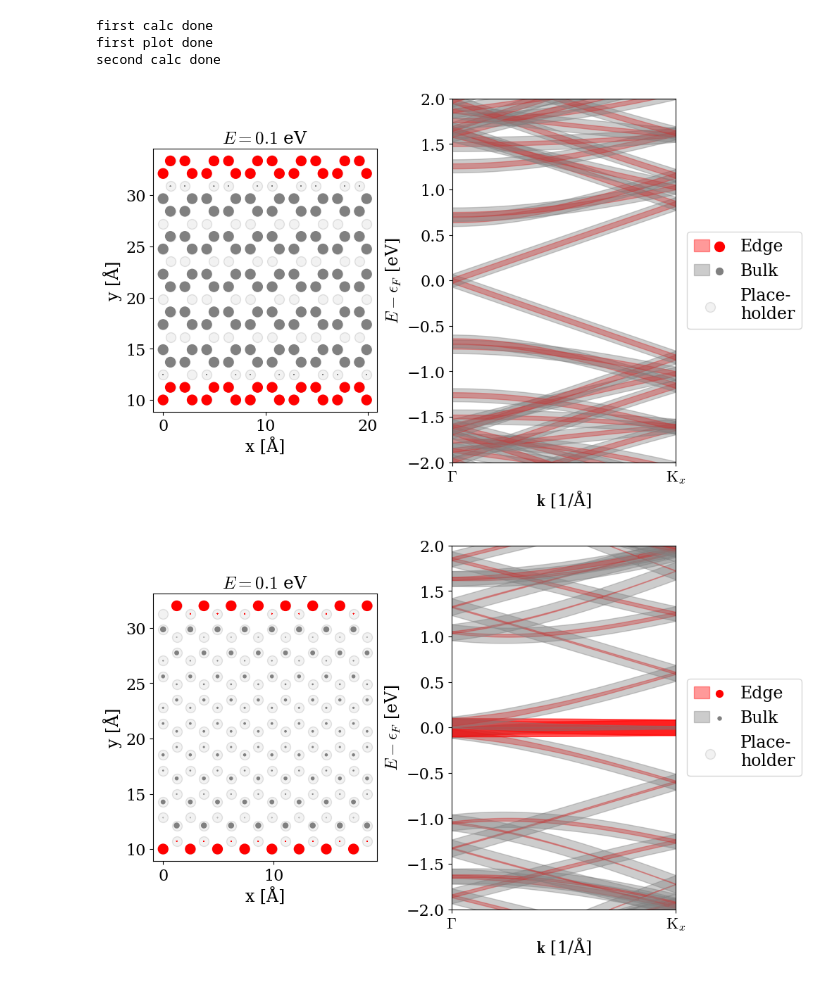
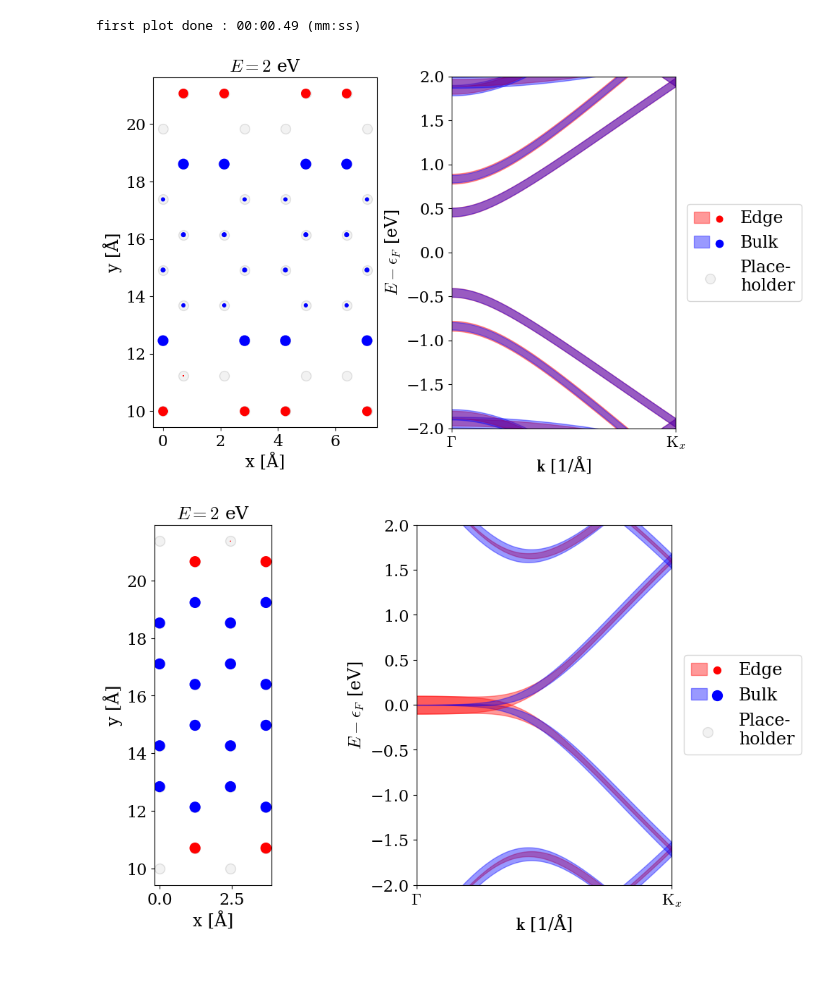
Before and after one commit to BastianValhoj/QTM-ML, a Jupyter notebook: scripts/show_fatbands_gnr.ipynb, the cells around one changed output. Cells and saved outputs as stored; diff of their text form; code cells hidden in the pictures.

```diff
--- a/scripts/show_fatbands_gnr.ipynb
+++ b/scripts/show_fatbands_gnr.ipynb
@@ -182,7 +183,7 @@ def show_fatbands(ham, path, dist_tol=1e-2, E=0, *, ph=False, Erange=2, nE=1_000
 
         upper = eigs[:, atom] + (bulk_w[:, atom]*scale)
         lower = eigs[:, atom] - (bulk_w[:, atom]*scale)
-        bulkband = ax[1].fill_between(lk, lower, upper, alpha=0.4, edgecolor='grey', color='grey')
+        bulkband = ax[1].fill_between(lk, lower, upper, alpha=0.4, edgecolor='blue', color='blue')
 
         if ph:
             ph = ax[0].scatter(x[atom], y[atom], color='grey', s=100, alpha=0.1, edgecolor='k')
@@ -194,7 +195,7 @@ def show_fatbands(ham, path, dist_tol=1e-2, E=0, *, ph=False, Erange=2, nE=1_000
         #     bulkdot = ax[0].scatter(x[atom], y[atom], color='grey', s=norm_pdos[atom])
 
     edgedot = ax[0].scatter(x[edge_idx], y[edge_idx], color='r', s=norm_pdos[edge_idx])
-    bulkdot = ax[0].scatter(x[bulk_idx], y[bulk_idx], color='grey', s=norm_pdos[bulk_idx])
+    bulkdot = ax[0].scatter(x[bulk_idx], y[bulk_idx], color='blue', s=norm_pdos[bulk_idx])
 
     # ax[0].axis('scaled')
     ax[0].set_xlabel('x [Å]')
@@ -232,25 +233,27 @@ def show_fatbands(ham, path, dist_tol=1e-2, E=0, *, ph=False, Erange=2, nE=1_000
     )
     return fig, ax
 # %%
-n0 = 4
-n1 = 10
+start_time = time.time()
+n0 = 1
+n1 = 5
 gr = sisl.geom.graphene_nanoribbon(n1*2, BOND, kind='armchair')
 gr = gr.tile(n0+1, 0)
 ham = sisl.Hamiltonian(gr)
 ham.construct([R,T])
 
-show_fatbands(ham, path=PATH, dist_tol=BOND, E=0.1, Erange=2, ph=1);
-print("first plot done")
+E = 2
+
+show_fatbands(ham, path=PATH, dist_tol=BOND, E=E, Erange=2, ph=1);
+minutes, seconds = divmod(time.time() - start_time, 60)
+print("first plot done : {:02.0f}:{:05.2f} (mm:ss)".format(minutes, seconds))
 
 gr = sisl.geom.graphene_nanoribbon(n1+1, BOND, kind='zigzag')
 gr = gr.tile(n0*2, 0)
 ham = sisl.Hamiltonian(gr)
 ham.construct([R, T])
 
-show_fatbands(ham, PATH, dist_tol=B, E=0.1, ph='s');
+show_fatbands(ham, PATH, dist_tol=B, E=E, ph='s');
 # %% [output]
-first calc done
-first plot done
-second calc done
+first plot done : 00:00.49 (mm:ss)
-[figure, old version]
+[figure, new version]
-[figure, old version]
+[figure, new version]
```
Also changed, not shown: parts of 10 cells of this notebook, 4 other files.
